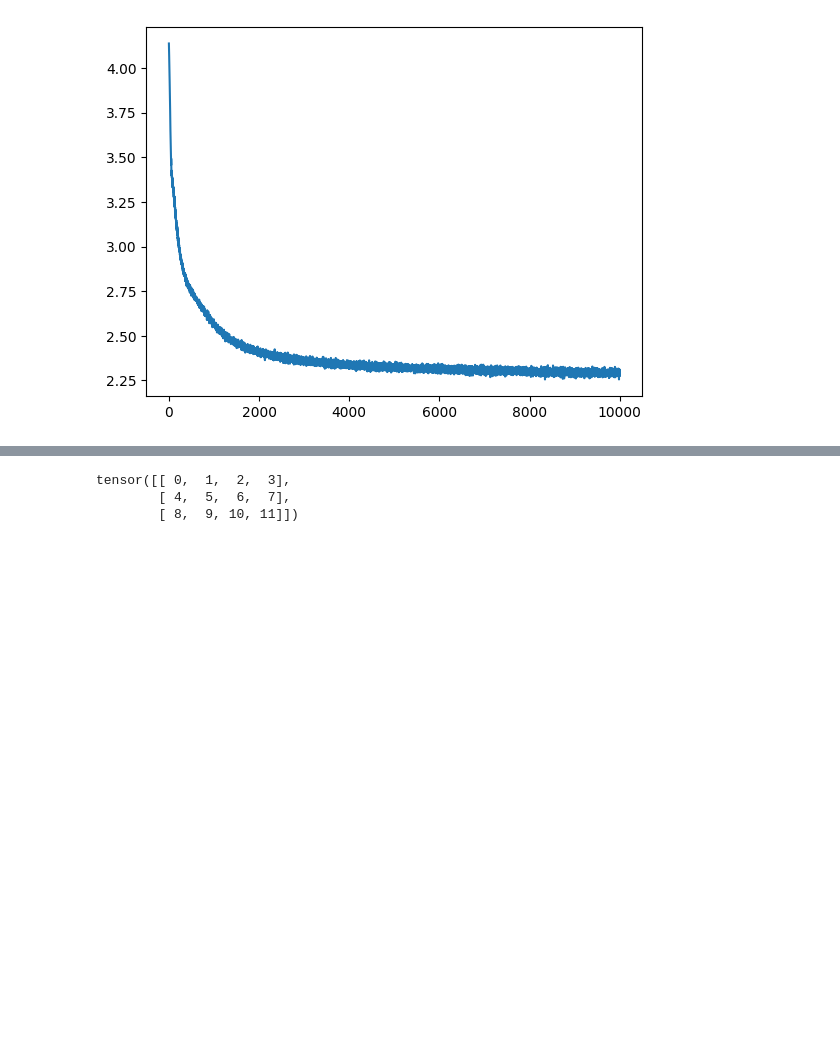
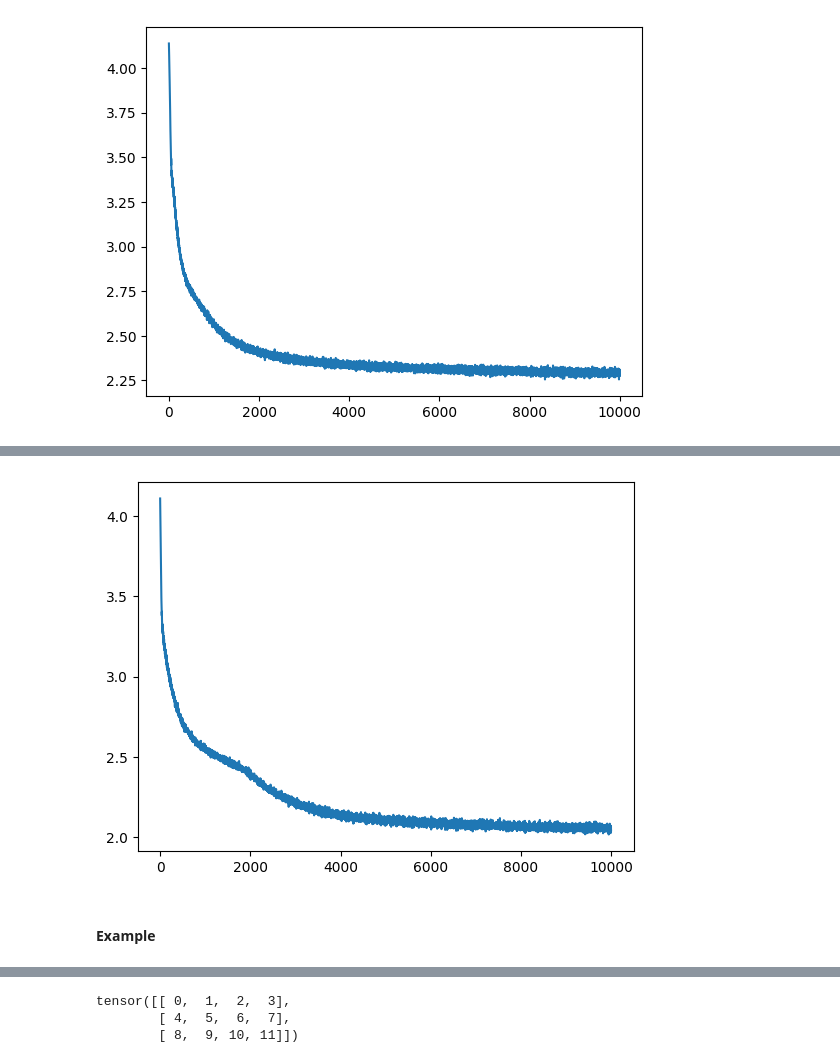
Before and after one commit to alirezanobakht13/Transformers, a Jupyter notebook: Tutorial.ipynb, the cells around one changed output, grey strips where cells are left out. Cells and saved outputs as stored; diff of their text form; code cells hidden in the pictures; blank space fills up the shorter version.

Commit message:
Add multi-head attention

```diff
--- a/Tutorial.ipynb
+++ b/Tutorial.ipynb
@@ -350,0 +419,10 @@ plt.show()
+# %%
+model = MultiHeadAttentionModel(vocab_size=vocab_size, context_length=64, embed_size=8, num_head=4).to(device)
+
+text_tensor = torch.tensor(encode(text)).to(device)
+train_dataset = text_tensor[: int(text_tensor.size(0) * 0.9)]
+
+loss_list = train(
+    model, train_dataset, train_dataset, 10000, 512, 32, step_verbose=1000
+)
+print(f"best loss achieved: {min(loss_list)}")
@@ -351,3 +441,10 @@ plt.show()
+# %%
+plt.plot(loss_list)
+plt.show()
+# %% [output]
+[figure, added]
+# %% [markdown]
+#### Example
 # %%
 tokens = text_generate(model,torch.zeros((1,),dtype=torch.long, device=device), 300, context_length=32)
 print("".join(decode(tokens[0])))
```
Also changed, not shown: parts of 11 cells of this notebook, 1 other file.
